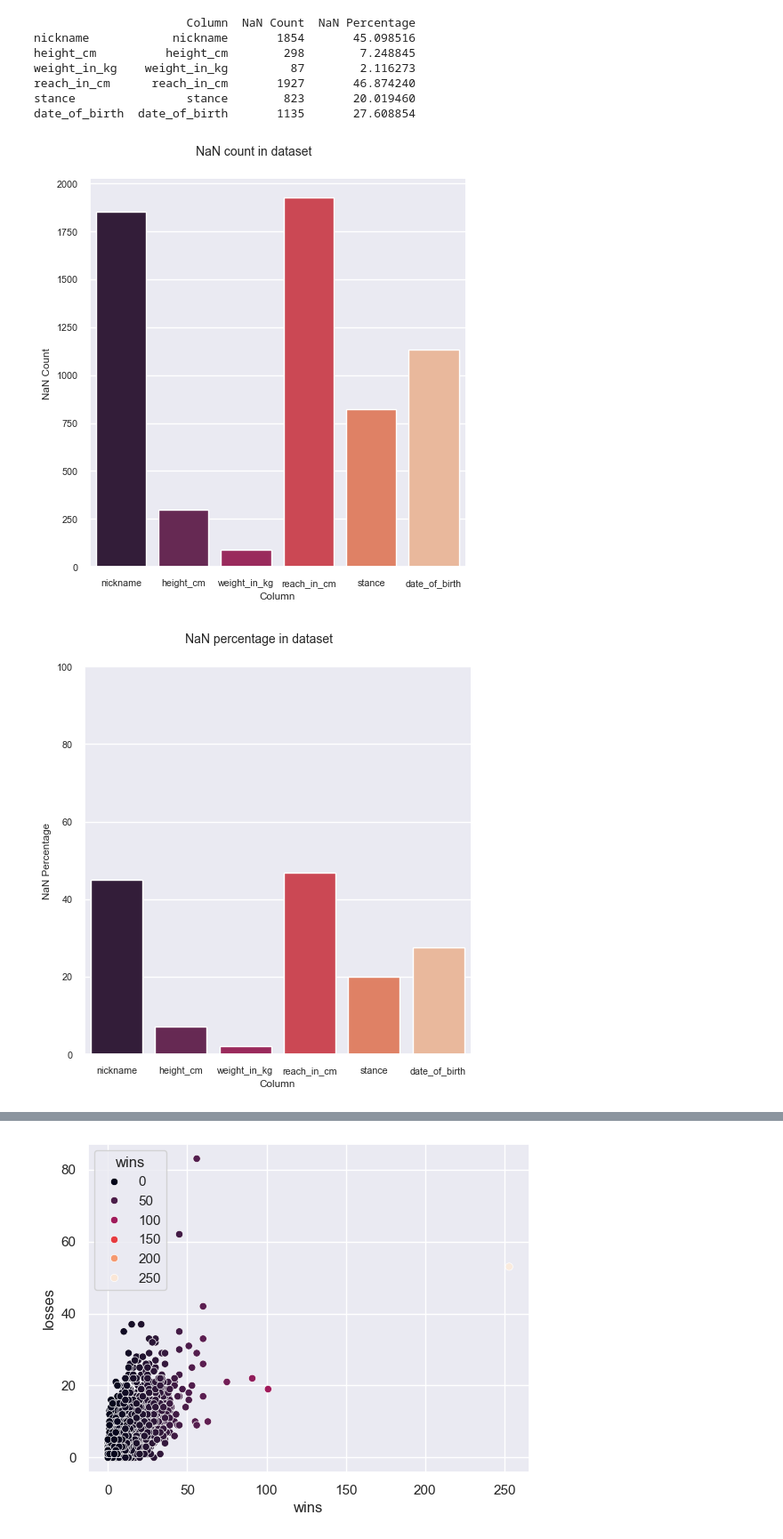
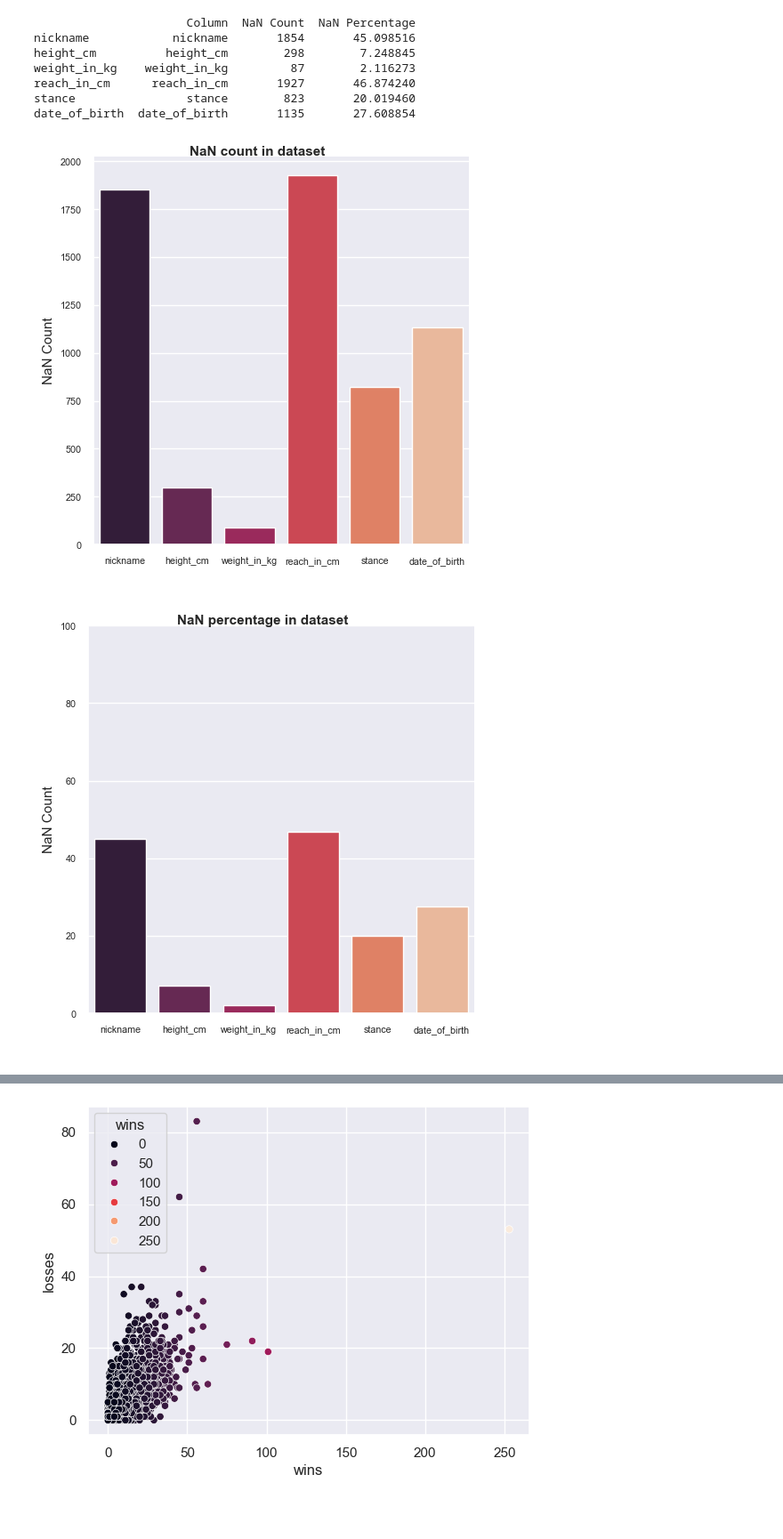
Before and after one commit to Brtsz8/ufc-dataset-analysis, a Jupyter notebook: UFC_analysis_project.ipynb, the cells around one changed output, grey strips where cells are left out. Shown: that part at 89% size. Drawn from its saved outputs; the diff is of its cells as text; code cells hidden in the pictures; blank space fills up the shorter version.

Commit message:
graphical changes to all plots, moved section, in which i look for specific fighters, to the bottom of the document +comments

```diff
--- a/UFC_analysis_project.ipynb
+++ b/UFC_analysis_project.ipynb
@@ -134,14 +107,17 @@ date_of_birth  date_of_birth       1135       27.608854
 # %%
 #1st bar plot for count of missing data, 2nd for percentage
 sns.set_style("darkgrid")
 sns.set_context("notebook", font_scale=0.70)
 nan_plot_1 = sns.catplot(data = filtered_nan_df ,x='Column', hue='Column', legend= False , y='NaN Count' , palette="rocket", kind='bar')
-nan_plot_1.fig.suptitle('NaN count in dataset' , y=1.05)
-plt.show()
+set_title(nan_plot_1.fig,'NaN count in dataset')
+nan_plot_1.set_axis_labels(' ', 'NaN Count', fontsize=11)
+plt.show
+
 nan_plot_2 = sns.catplot(data = filtered_nan_df ,x='Column', hue='Column', legend= False , y='NaN Percentage' , palette="rocket", kind='bar')
-nan_plot_2.fig.suptitle('NaN percentage in dataset' , y=1.05)
+set_title(nan_plot_2.fig,'NaN percentage in dataset')
+nan_plot_2.set_axis_labels(' ', 'NaN Count', fontsize=11)
 plt.ylim(0,100)
 plt.show()
 # %% [output]
-[figure, old version]
+[figure, new version]
-[figure, old version]
+[figure, new version]
```
Also changed, not shown: parts of 23 cells of this notebook.
